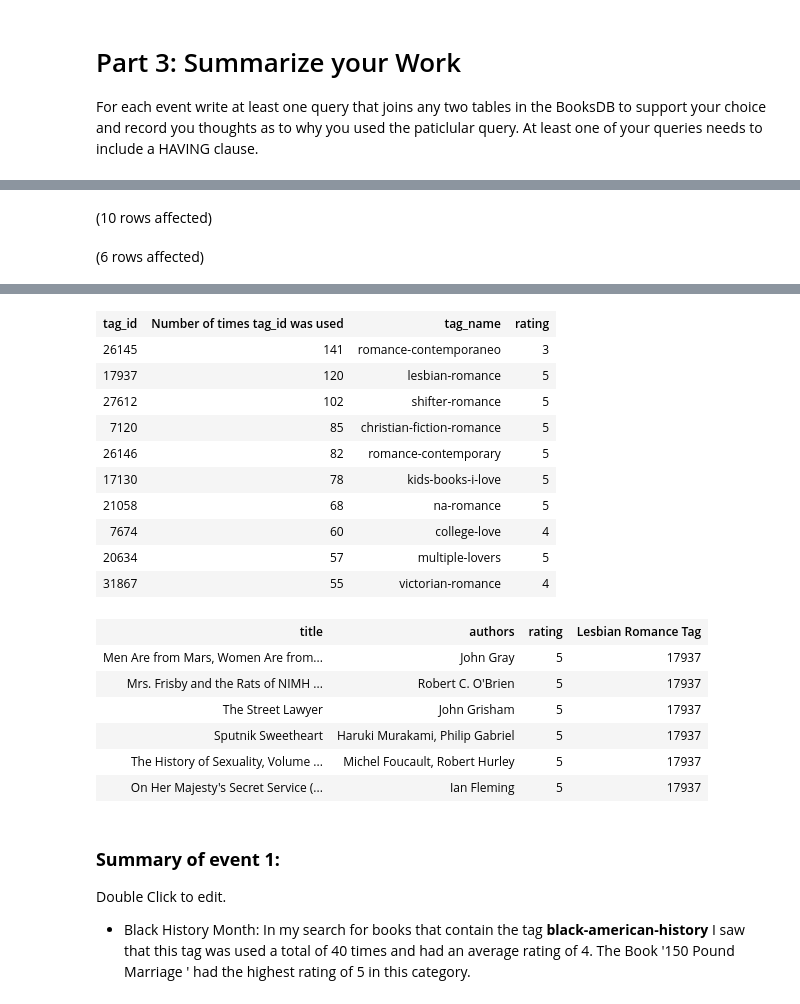
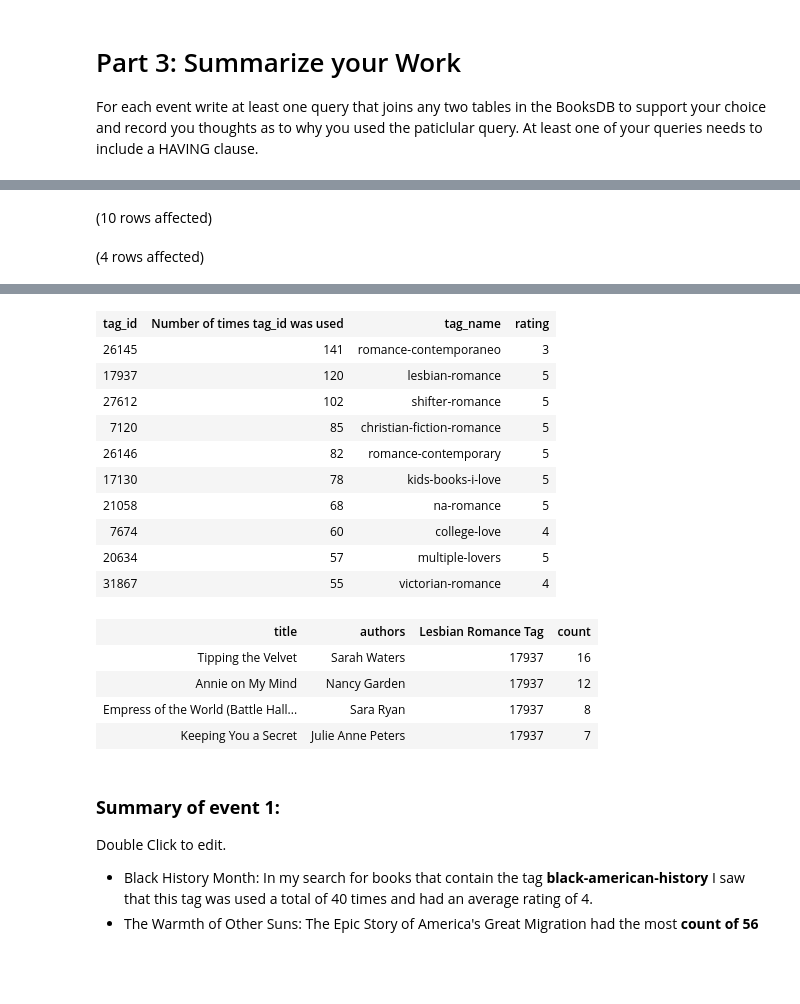
Before and after one commit to Oceyaunna/SQL-Part-3-Studio, a Jupyter notebook: SQL-Part-3-Studio.ipynb, the cells around one changed output, grey strips where cells are left out. Drawn from its saved outputs; the diff is of its cells as text; code cells hidden in the pictures; blank space fills up the shorter version.

```diff
--- a/SQL-Part-3-Studio.ipynb
+++ b/SQL-Part-3-Studio.ipynb
@@ -172,12 +218,12 @@ ORDER BY COUNT(t.tag_id) DESC, r.rating DESC
 
 
 --A Query for the Lesbian Romance tag
-SELECT b.title, b.authors, r.rating, r.user_id AS 'Lesbian Romance Tag'
+SELECT b.title, b.authors, bt.tag_id AS 'Lesbian Romance Tag', bt.[count]
 FROM BooksDB.dbo.books as b
-INNER JOIN BooksDB.dbo.ratings as r
-ON b.book_id=r.book_id
-WHERE r.user_id = 17937
-ORDER BY r.rating DESC
+INNER JOIN BooksDB.dbo.book_tags as bt
+ON b.book_id=bt.goodreads_book_id
+WHERE bt.tag_id = 17937
+ORDER BY bt.[count] DESC
 # %% [output]
 (10 rows affected)
-(6 rows affected)
+(4 rows affected)
@@ -185,27 +231,26 @@ Total execution time: 00:00:00.710
 | tag_id | Number of times tag_id was used | tag_name | rating |
 | 26145 | 141 | romance-contemporaneo | 3 |
 | 17937 | 120 | lesbian-romance | 5 |
 | 27612 | 102 | shifter-romance | 5 |
 | 7120 | 85 | christian-fiction-romance | 5 |
 | 26146 | 82 | romance-contemporary | 5 |
 | 17130 | 78 | kids-books-i-love | 5 |
 | 21058 | 68 | na-romance | 5 |
 | 7674 | 60 | college-love | 4 |
 | 20634 | 57 | multiple-lovers | 5 |
 | 31867 | 55 | victorian-romance | 4 |
-| title | authors | rating | Lesbian Romance Tag |
-| Men Are from Mars, Women Are from... | John Gray | 5 | 17937 |
-| Mrs. Frisby and the Rats of NIMH ... | Robert C. O'Brien | 5 | 17937 |
-| The Street Lawyer | John Grisham | 5 | 17937 |
-| Sputnik Sweetheart | Haruki Murakami, Philip Gabriel | 5 | 17937 |
-| The History of Sexuality, Volume ... | Michel Foucault, Robert Hurley | 5 | 17937 |
-| On Her Majesty's Secret Service (... | Ian Fleming | 5 | 17937 |
+| title | authors | Lesbian Romance Tag | count |
+| Tipping the Velvet | Sarah Waters | 17937 | 16 |
+| Annie on My Mind | Nancy Garden | 17937 | 12 |
+| Empress of the World (Battle Hall... | Sara Ryan | 17937 | 8 |
+| Keeping You a Secret | Julie Anne Peters | 17937 | 7 |
 # %% [markdown]
 ### **Summary of event 1:**
 
 Double Click to edit.
 
-- Black History Month: In my search for books that contain the tag **black-american-history** I saw that this tag was used a total of 40 times and had an average rating of 4. The Book '150 Pound Marriage ' had the highest rating of 5 in this category.
+- Black History Month: In my search for books that contain the tag **black-american-history** I saw that this tag was used a total of 40 times and had an average rating of 4.
+- The Warmth of Other Suns: The Epic Story of America's Great Migration had the most **count of 56**
 # %% [markdown]
 ### **Summary of event 2:**
 
```
Also changed, not shown: parts of 7 cells of this notebook.
